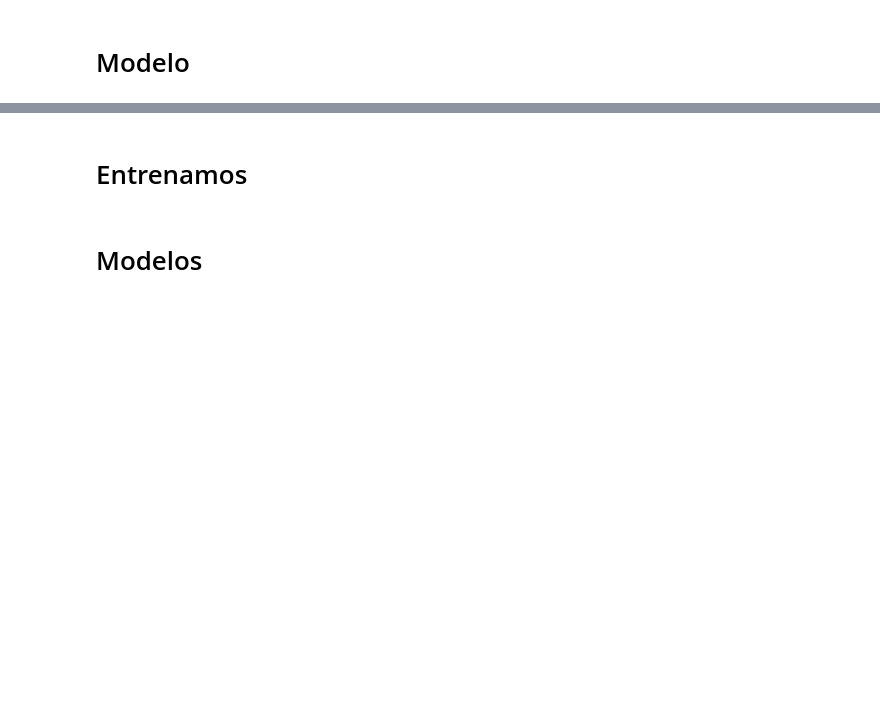
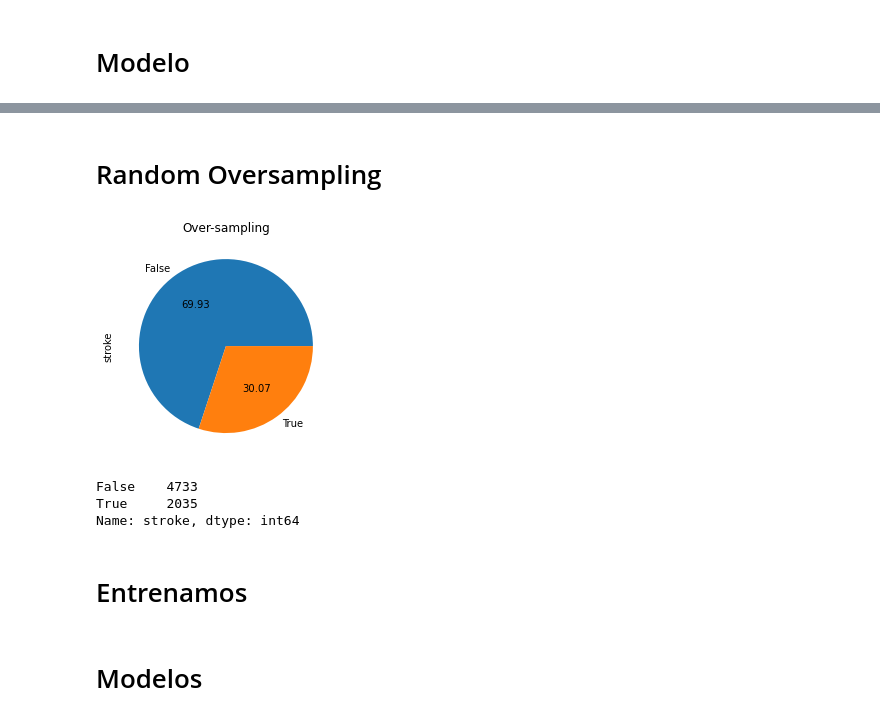
Before and after one commit to Factoria-F5-AI-Bootcamp-1-Edicion/Equipo-Corazon, a Jupyter notebook: Jupyter/stroke_ictus_dave.ipynb, the cells around one changed output, grey strips where cells are left out. Drawn from its saved outputs; the diff is of its cells as text; code cells hidden in the pictures; blank space fills up the shorter version.

```diff
--- a/Jupyter/stroke_ictus_dave.ipynb
+++ b/Jupyter/stroke_ictus_dave.ipynb
@@ -391,3 +437,22 @@ transformer.output_indices_
+# %% [markdown]
+# Random Oversampling
+# %%
+from imblearn.over_sampling import RandomOverSampler
+
+#ros = RandomOverSampler(sampling_strategy=1) # Float
+ros = RandomOverSampler(sampling_strategy=0.43) # String
+X_res, y_res = ros.fit_resample(X, y)
+
+ax = y_res.value_counts().plot.pie(autopct='%.2f')
+_ = ax.set_title("Over-sampling")
+# %% [output]
+[figure, added]
+# %%
+y_res.value_counts()
+# %% [output]
+False    4733
+True     2035
+Name: stroke, dtype: int64
 # %% [markdown]
 # Entrenamos
 # %%
```
Also changed, not shown: parts of 10 cells of this notebook.
